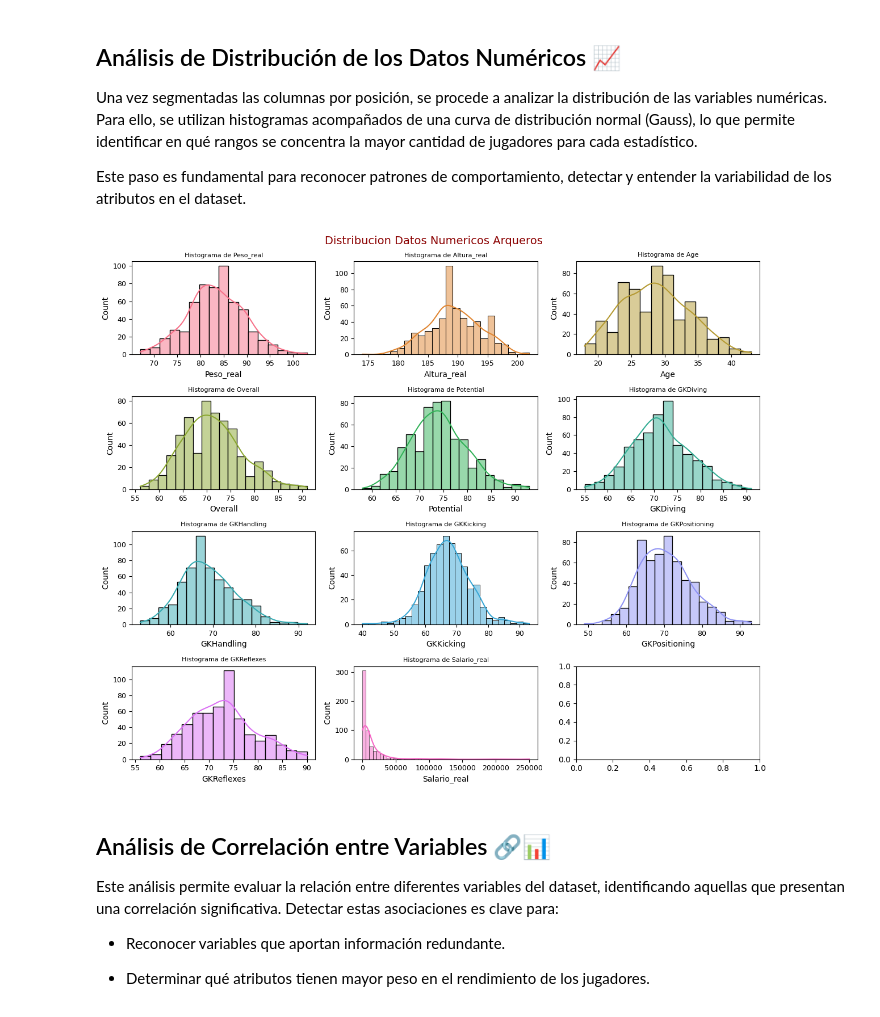
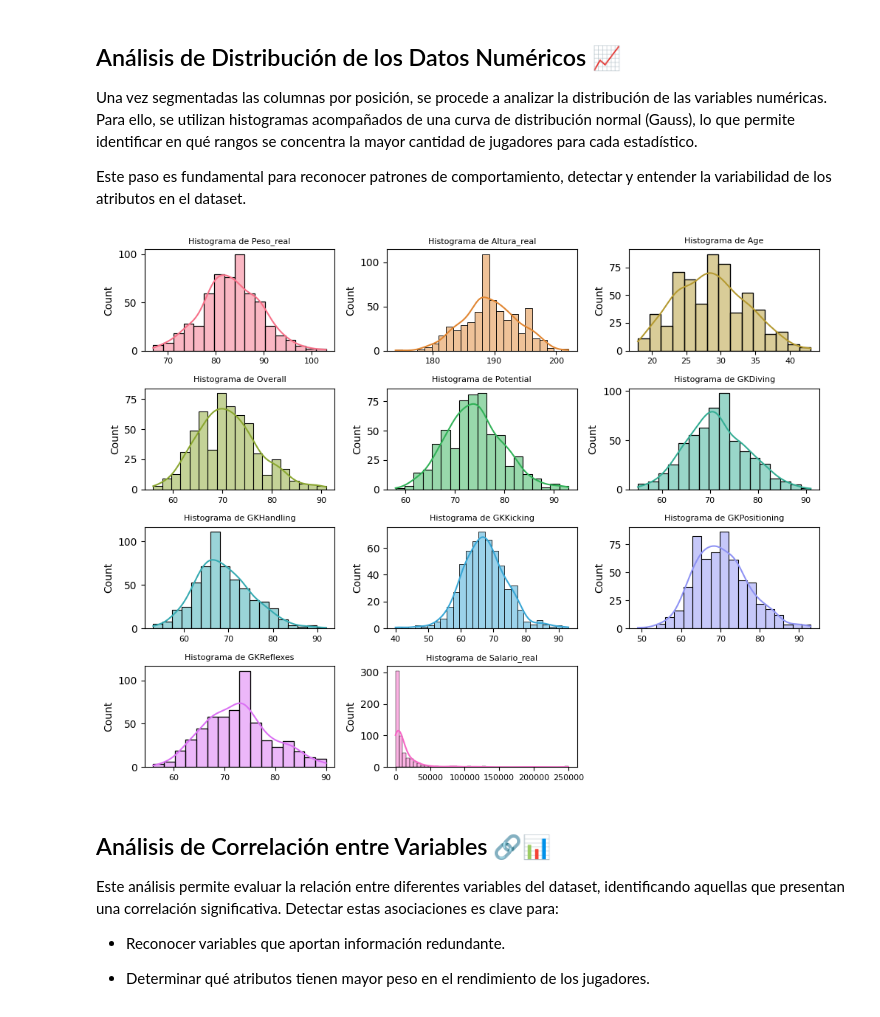
Before and after one commit to kevmatres/fifa_analisis, a Jupyter notebook: notebook/analisis_fifa.ipynb, the cells around one changed output. Drawn from its saved outputs; the diff is of its cells as text; code cells hidden in the pictures.

```diff
--- a/notebook/analisis_fifa.ipynb
+++ b/notebook/analisis_fifa.ipynb
@@ -219,28 +219,26 @@ Este paso es fundamental para reconocer patrones de comportamiento, detectar y e
 # %%
 
 #Analisis de distribucion
 
 col_num = df_arqueros.select_dtypes(include='number')
 
 col_list = col_num.columns
 
-
-fig, axes = plt.subplots(4, 3, figsize=(12, 10), )
-axes = axes.flatten()
-
+plt.figure(figsize=(10,8))
 colors = sns.color_palette("husl", len(col_list))
 
 for i, col in enumerate(col_list):
-    sns.histplot(data=df_arqueros, x=col, kde=True, ax=axes[i], color=colors[i])
-    axes[i].set_title(f"Histograma de {col}", fontsize=8)
-    axes[i].tick_params(axis='x', labelsize=9)
-    axes[i].tick_params(axis='y', labelsize=9)
+    plt.subplot(4, 3, i+1)
+    sns.histplot(data=df_arqueros, x=col, kde=True, color=colors[i])
+    plt.title(f"Histograma de {col}", fontsize=8)
+    plt.xlabel("")
+    plt.xticks(fontsize=8)
 
 fig.suptitle("Distribucion Datos Numericos Arqueros", fontsize=14, color='darkred')
-plt.tight_layout()
+plt.tight_layout(rect=[0, 0, 1, 0.96])  # espacio para el título
 plt.show()
 # %% [output]
-[figure, old version]
+[figure, new version]
 # %% [markdown]
 ## Análisis de Correlación entre Variables 🔗📊
 
```
